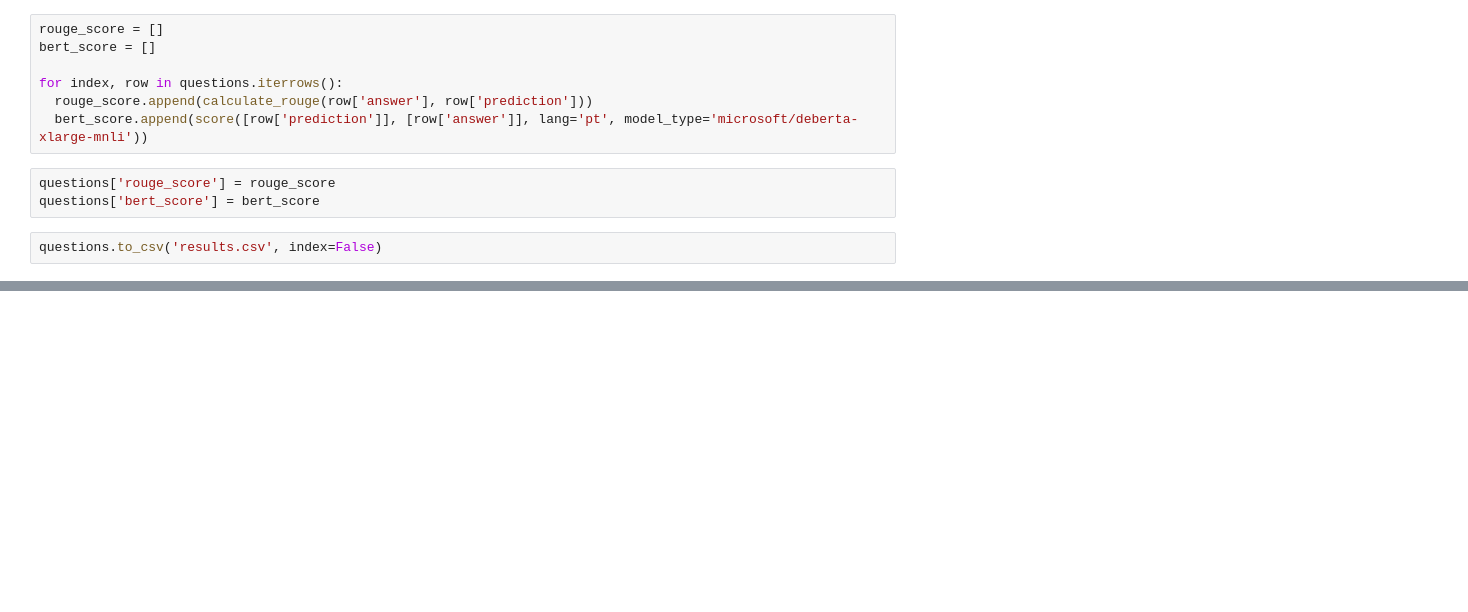
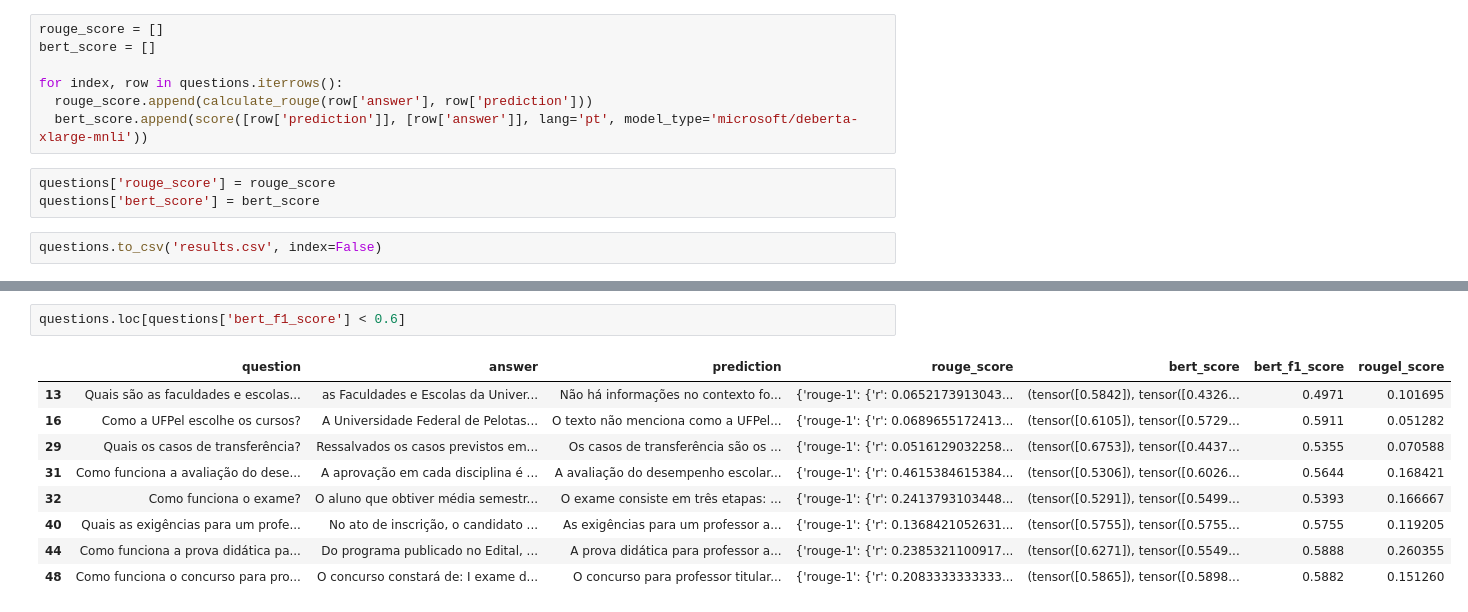
Before and after one commit to carloscalage/tcc, a Jupyter notebook: main.ipynb, the cells around one changed output, grey strips where cells are left out. Drawn from its saved outputs; the diff is of its cells as text; blank space fills up the shorter version.

```diff
--- a/main.ipynb
+++ b/main.ipynb
@@ -124,0 +166,12 @@ questions.to_csv('results.csv', index=False)
+# %%
+questions.loc[questions['bert_f1_score'] < 0.6]
+# %% [output]
+|  | question | answer | prediction | rouge_score | bert_score | bert_f1_score | rougel_score |
+| 13 | Quais são as faculdades e escolas... | as Faculdades e Escolas da Univer... | Não há informações no contexto fo... | {'rouge-1': {'r': 0.0652173913043... | (tensor([0.5842]), tensor([0.4326... | 0.4971 | 0.101695 |
+| 16 | Como a UFPel escolhe os cursos? | A Universidade Federal de Pelotas... | O texto não menciona como a UFPel... | {'rouge-1': {'r': 0.0689655172413... | (tensor([0.6105]), tensor([0.5729... | 0.5911 | 0.051282 |
+| 29 | Quais os casos de transferência? | Ressalvados os casos previstos em... | Os casos de transferência são os ... | {'rouge-1': {'r': 0.0516129032258... | (tensor([0.6753]), tensor([0.4437... | 0.5355 | 0.070588 |
+| 31 | Como funciona a avaliação do dese... | A aprovação em cada disciplina é ... | A avaliação do desempenho escolar... | {'rouge-1': {'r': 0.4615384615384... | (tensor([0.5306]), tensor([0.6026... | 0.5644 | 0.168421 |
+| 32 | Como funciona o exame? | O aluno que obtiver média semestr... | O exame consiste em três etapas: ... | {'rouge-1': {'r': 0.2413793103448... | (tensor([0.5291]), tensor([0.5499... | 0.5393 | 0.166667 |
+| 40 | Quais as exigências para um profe... | No ato de inscrição, o candidato ... | As exigências para um professor a... | {'rouge-1': {'r': 0.1368421052631... | (tensor([0.5755]), tensor([0.5755... | 0.5755 | 0.119205 |
+| 44 | Como funciona a prova didática pa... | Do programa publicado no Edital, ... | A prova didática para professor a... | {'rouge-1': {'r': 0.2385321100917... | (tensor([0.6271]), tensor([0.5549... | 0.5888 | 0.260355 |
+| 48 | Como funciona o concurso para pro... | O concurso constará de: I exame d... | O concurso para professor titular... | {'rouge-1': {'r': 0.2083333333333... | (tensor([0.5865]), tensor([0.5898... | 0.5882 | 0.151260 |
```
Also changed, not shown: parts of 13 cells of this notebook.
